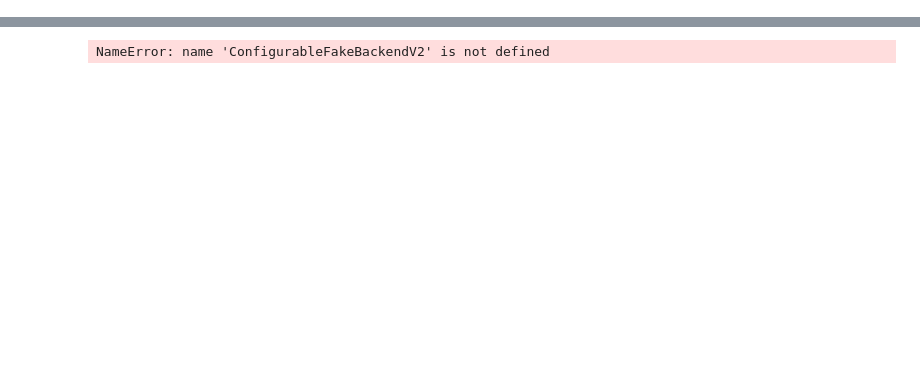
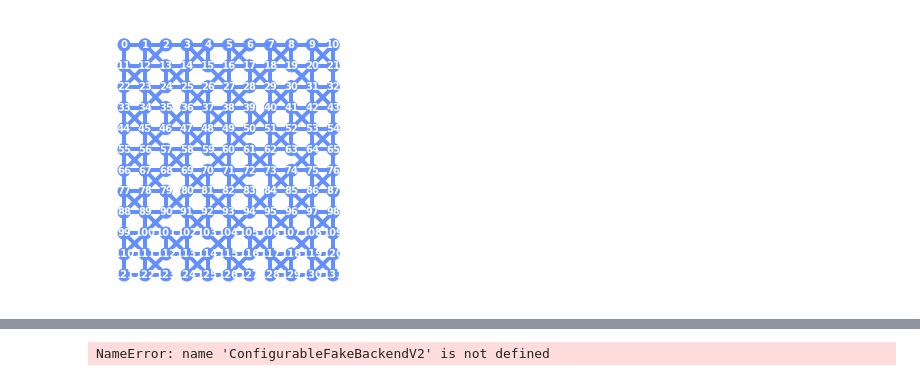
Before and after one commit to Pitt-JonesLab/clonk_transpilation, a Jupyter notebook: backend_utils/test.ipynb, the cells around one changed output, grey strips where cells are left out. Cells and saved outputs as stored; diff of their text form; code cells hidden in the pictures; blank space fills up the shorter version.

```diff
--- a/backend_utils/test.ipynb
+++ b/backend_utils/test.ipynb
@@ -10,0 +11,5 @@ plot_gate_map(pb)#, qubit_coordinates=pb.qubit_coordinates)
+# %%
+pb = PenguinV2()
+plot_gate_map(pb, qubit_coordinates=pb.qubit_coordinates)
+# %% [output]
+[figure, added]
```
Also changed, not shown: parts of 8 cells of this notebook, 20 other files.
